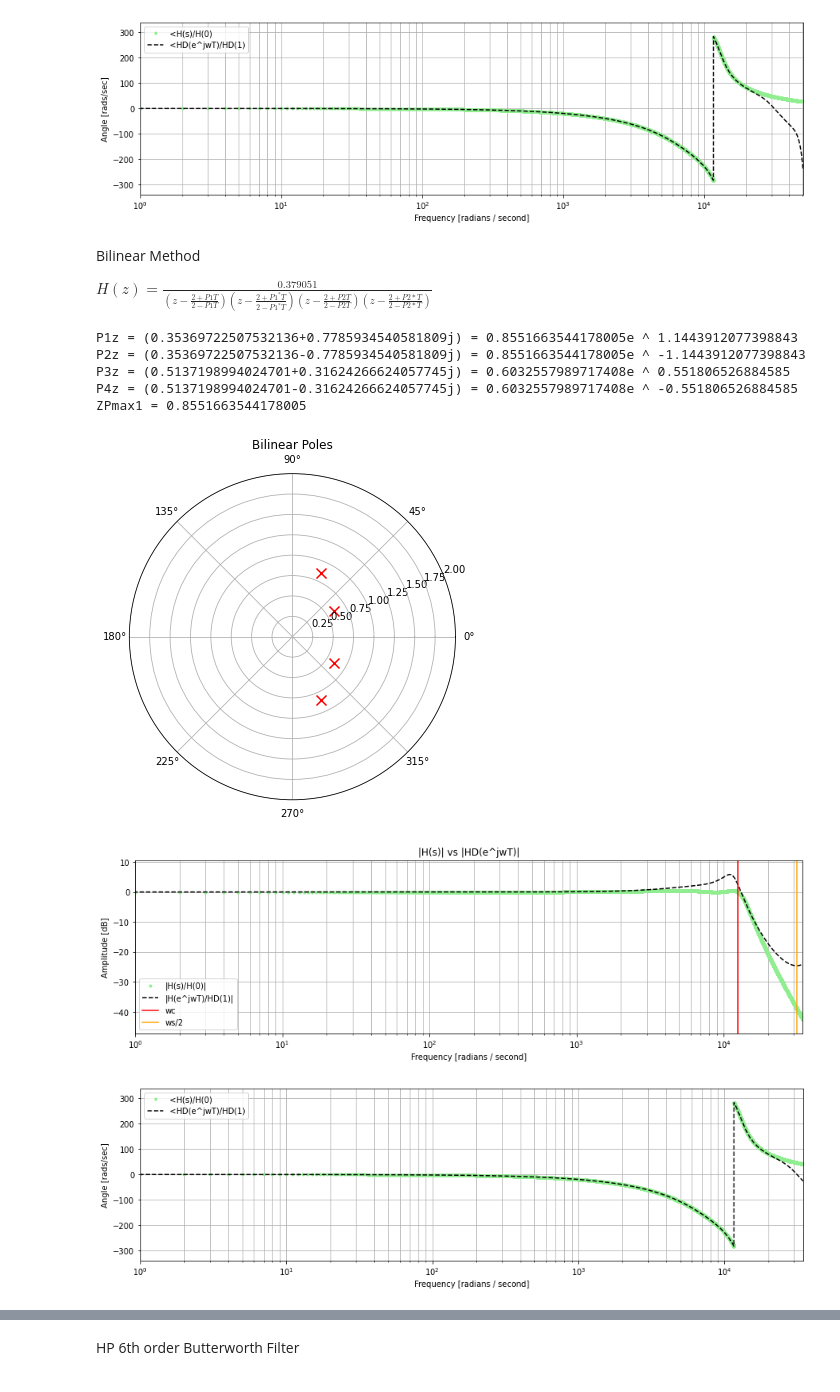
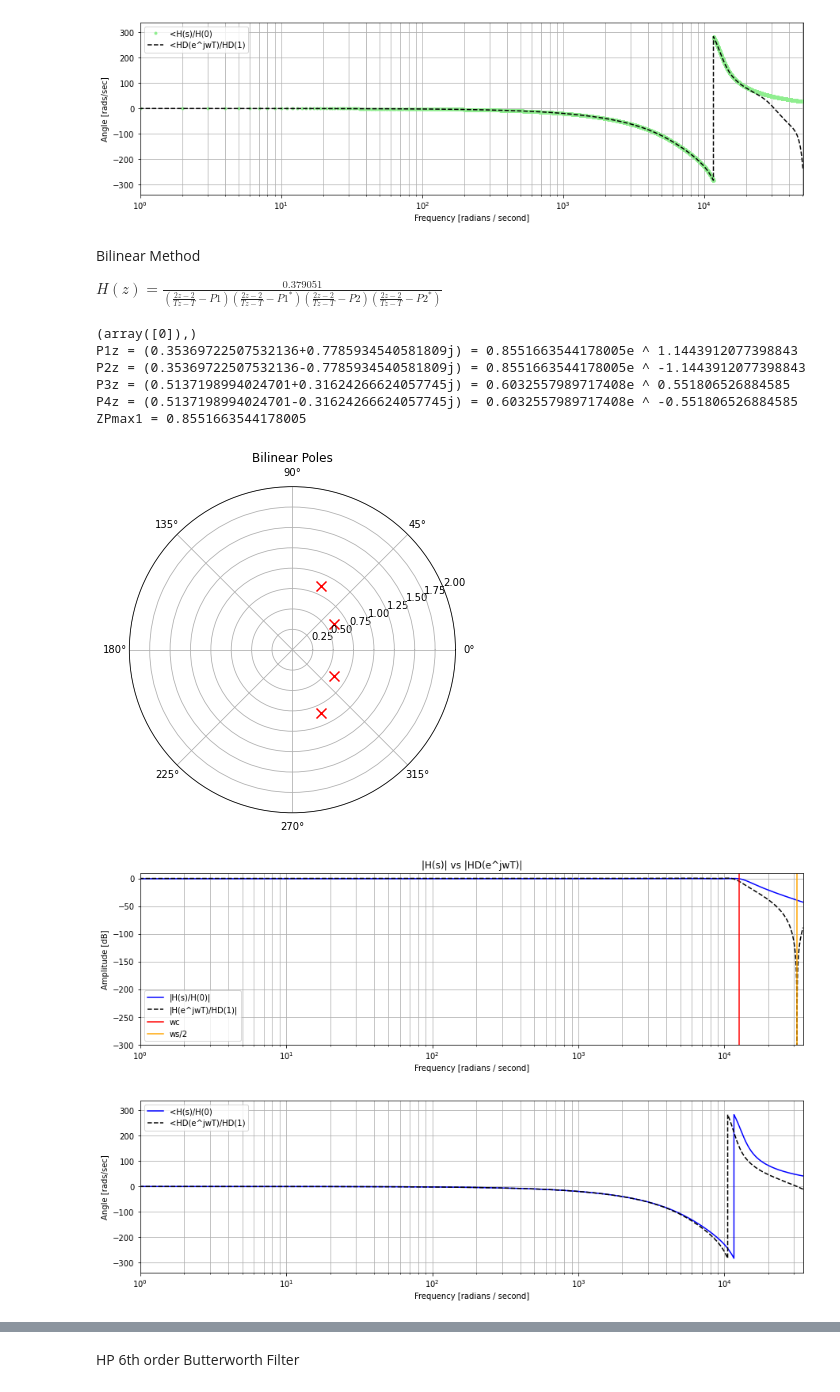
Before and after one commit to nico7/DSP-Projects, a Jupyter notebook: IIR Design - Project 2.ipynb, the cells around one changed output, grey strips where cells are left out. Cells and saved outputs as stored; diff of their text form; code cells hidden in the pictures.

```diff
--- a/IIR Design - Project 2.ipynb
+++ b/IIR Design - Project 2.ipynb
@@ -16,7 +16,7 @@ ws = 2 * np.pi * fs
 Ts = 1/fs
 print(f'Ts = {Ts} seconds')
 
-N = 300_000
+N = 200_000
 
 b, a = signal.cheby1(4, 0.5, w1, 'low', analog=True)
 
@@ -196,11 +196,12 @@ plt.show()
 # %% [markdown]
 Bilinear Method
 <div></div>
-$ H(z)=  \frac{0.379051}{(z- \frac{2+P1T}{2-P1T})(z- \frac{2+P1^*T}{2-P1^*T})(z- \frac{2+P2T}{2-P2T})(z- \frac{2+P2*T}{2-P2*T})} $
+$ H(z)=  \frac{0.379051}{\left(\frac{2z - 2}{Tz-T} - P1\right)\left(\frac{2z - 2}{Tz-T} - P1^*\right)\left(\frac{2z - 2}{Tz-T} - P2\right)\left(\frac{2z - 2}{Tz-T} - P2^*\right)} $
 # %%
 z_bi_poles = (2 + (poles * Ts))/(2 - (poles * Ts))
-
-Hz_b = (z - z_bi_poles[0]) * (z - z_bi_poles[1]) * (z - z_bi_poles[2]) * (z - z_bi_poles[3])
+bilin = (2*(z - 1))/(Ts * (z + 1))
+print(np.where(bilin == 0))
+Hz_b = (bilin - poles[0]) * (bilin - poles[1]) * (bilin - poles[2]) * (bilin - poles[3])
 Hz_b = 0.379051 / Hz_b
 
 for i in range(len(z_bi_poles)):
@@ -219,43 +220,44 @@ plt.show()
 
 plt.figure().set_figwidth(15)
 plt.margins(0, 0.1)
-plt.semilogx(w[:nn],  20 * np.log10(np.abs(h[:nn]/h[0])), '.', c='lightgreen', label = '|H(s)/H(0)|')
-plt.semilogx(w[:nn], 20 * np.log10(np.abs(Hz_b[:nn]/Hz_b[1])), '--', c='black', label = '|H(e^jwT)/HD(1)|')
-
+plt.semilogx(w[:nn],  20 * np.log10(np.abs(h[:nn])), '-', c='blue', label = '|H(s)/H(0)|')
+plt.semilogx(w[:nn], 20 * np.log10(np.abs(Hz_b[:nn]/Hz_b[0])), '--', c='black', label = '|H(e^jwT)/HD(1)|')
+plt.ylim(-300,10)
 plt.title('|H(s)| vs |HD(e^jwT)|')
 
 plt.xlabel('Frequency [radians / second]')
 
 plt.ylabel('Amplitude [dB]')
 
 plt.grid(which='both', axis='both')
 
 plt.axvline(w1, color='red', label='wc') # cutoff frequency
 
 plt.axvline(ws/2, color='orange', label = 'ws/2') # cutoff frequency
 
 plt.legend()
 plt.show()
 
 
 plt.figure().set_figwidth(15)
 plt.margins(0, 0.1)
 plt.ylabel('Angle [rads/sec]')
 plt.xlabel('Frequency [radians / second]')
-plt.semilogx(w[:nn],  90 * np.angle(h[:nn]/h[0]), '.', c='lightgreen', label = '<H(s)/H(0)')
-plt.semilogx(w[:nn],  90 * np.angle(H_D[:nn]/H_D[1]), '--', c='black', label = '<HD(e^jwT)/HD(1)')
+plt.semilogx(w[:nn],  90 * np.angle(h[:nn]), '-', c='blue', label = '<H(s)/H(0)')
+plt.semilogx(w[:nn],  90 * np.angle(Hz_b[:nn]/Hz_b[0]), '--', c='black', label = '<HD(e^jwT)/HD(1)')
 plt.grid(which='both', axis='both')
 plt.legend()
 plt.show()
 # %% [output]
+(array([0]),)
 P1z = (0.35369722507532136+0.7785934540581809j) = 0.8551663544178005e ^ 1.1443912077398843
 P2z = (0.35369722507532136-0.7785934540581809j) = 0.8551663544178005e ^ -1.1443912077398843
 P3z = (0.5137198994024701+0.31624266624057745j) = 0.6032557989717408e ^ 0.551806526884585
 P4z = (0.5137198994024701-0.31624266624057745j) = 0.6032557989717408e ^ -0.551806526884585
 ZPmax1 = 0.8551663544178005
 [figure]
-[figure, old version]
+[figure, new version]
-[figure, old version]
+[figure, new version]
 # %%
 ω = (2/Ts) * np.tan((w1 * Ts)/2)
 print(ω)
```
Also changed, not shown: parts of 5 cells of this notebook.
